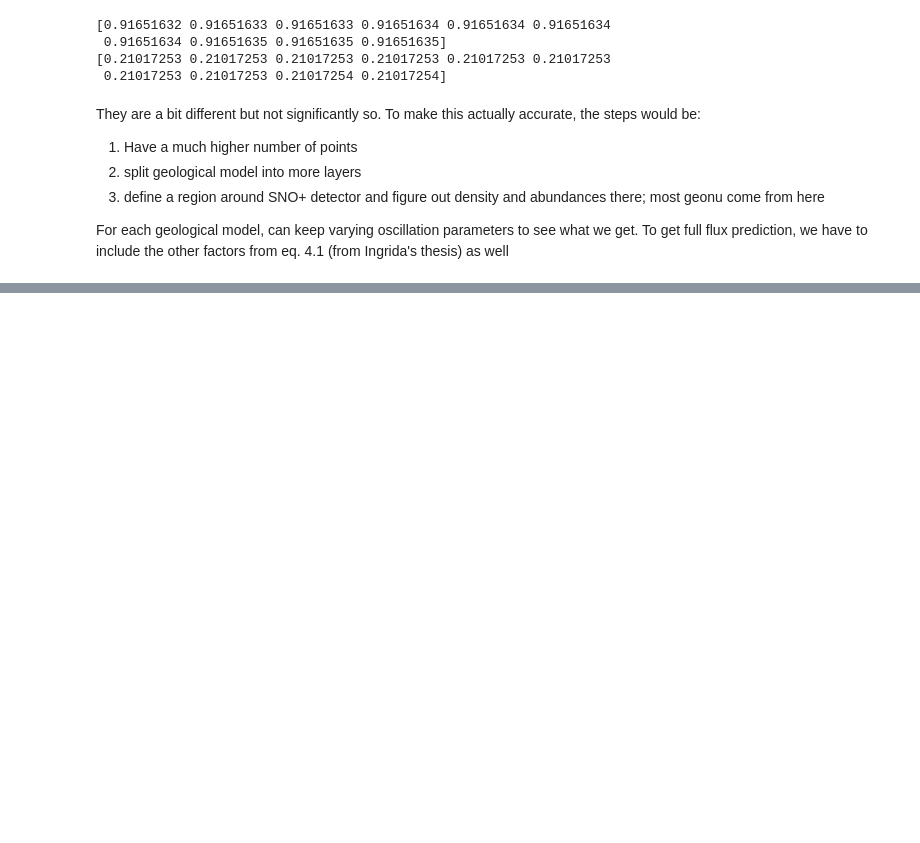
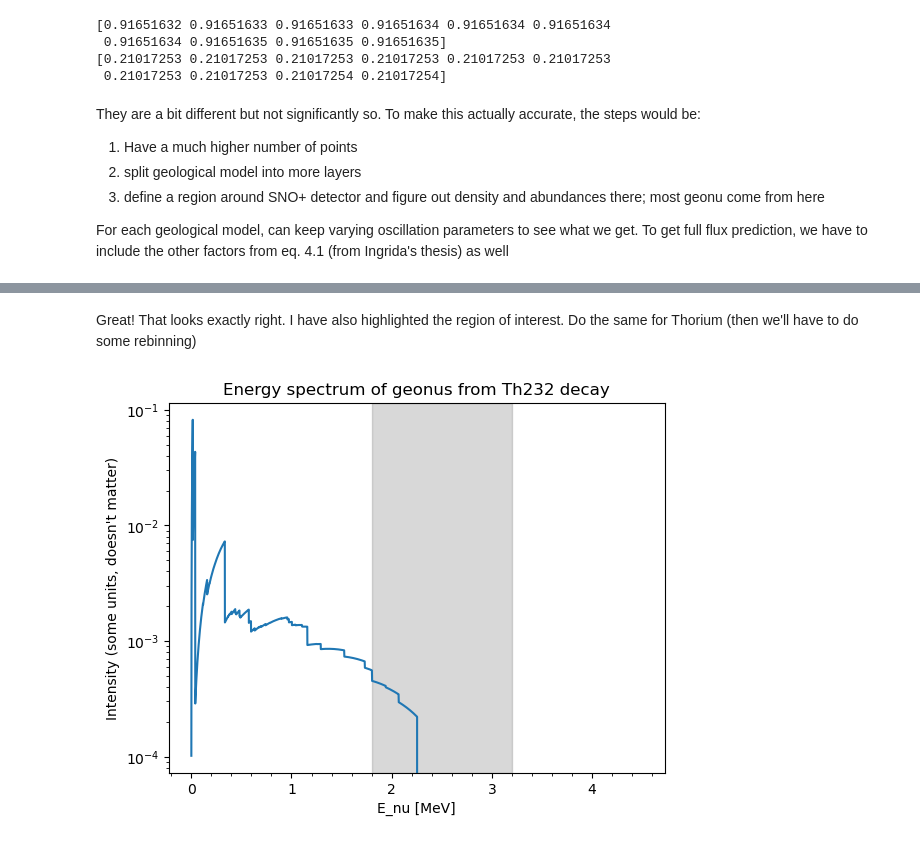
Before and after one commit to claradima/geonu_oscillation, a Jupyter notebook: Earth model.ipynb, the cells around one changed output, grey strips where cells are left out. Drawn from its saved outputs; the diff is of its cells as text; code cells hidden in the pictures; blank space fills up the shorter version.

```diff
--- a/Earth model.ipynb
+++ b/Earth model.ipynb
@@ -674,0 +709,34 @@ I checked the data file for uranium, I'll figure out how to bring it in here and
+# %% [markdown]
+Great! That looks exactly right. I have also highlighted the region of interest. Do the same for Thorium (then we'll have to do some rebinning)
+# %%
+energy_array_Th = []
+dn_dE_Th = []
+
+with open('Th232_spectrum.txt', 'r') as file:
+    for line in file:
+        # Split each line into columns
+        columns = line.split()
+
+        # Convert the elements to float and append to arrays
+        energy_array_Th.append(float(columns[0]))
+        dn_dE_Th.append(float(columns[1]))
+
+# Scale down all energies by a factor of 1000
+energy_array_Th = np.array(energy_array_Th) / 1000
+dn_dE_Th = np.array(dn_dE_Th)
+
+plt.plot(energy_array_Th, dn_dE_Th)
+plt.xlabel('E_nu [MeV]')
+plt.yscale('log')
+plt.ylabel('Intensity (some units, doesn\'t matter)')
+plt.title('Energy spectrum of geonus from Th232 decay')
+
+# Add shaded region between 1.8 MeV and 3.2 MeV
+plt.axvspan(1.8, 3.2, alpha=0.3, color='gray')
+
+# Enable minor ticks on x-axis
+plt.minorticks_on()
+
+plt.show()
+# %% [output]
+[figure, added]
```
Also changed, not shown: parts of 52 cells of this notebook.
